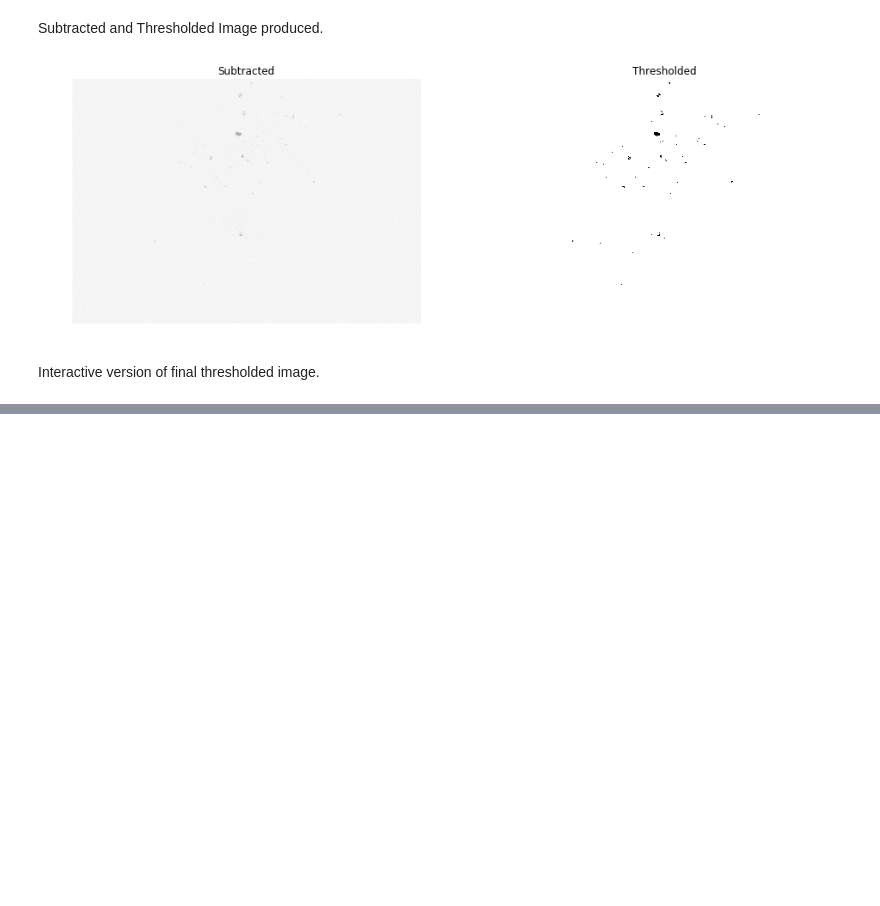
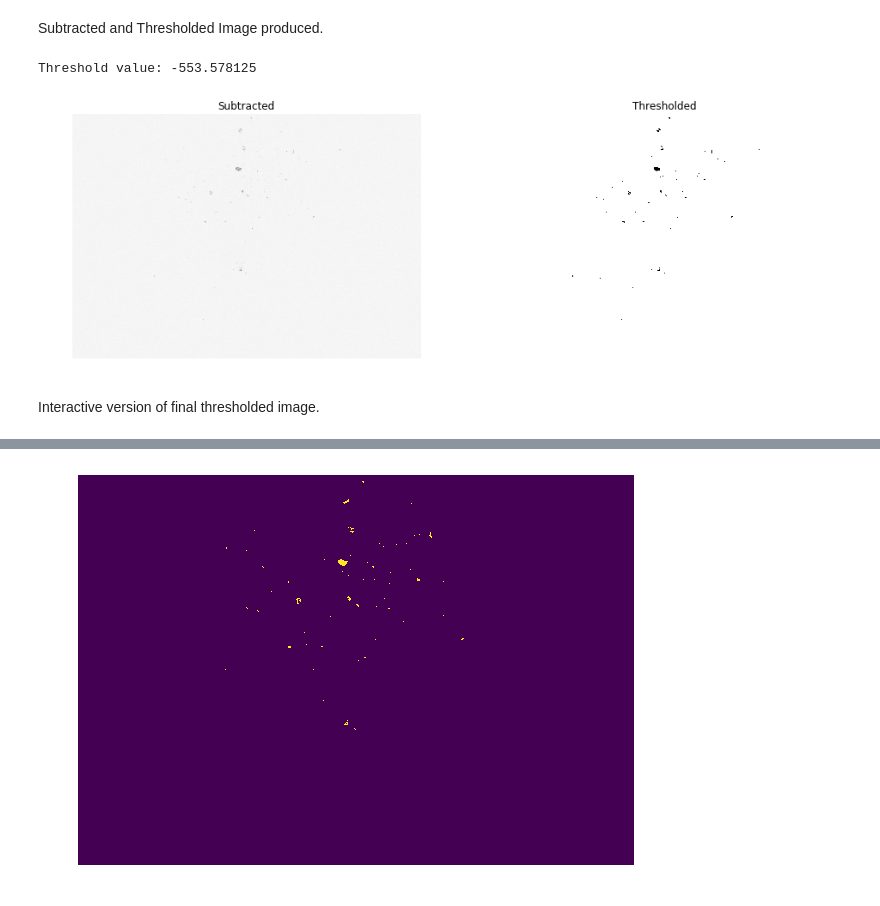
Before and after one commit to jamestimotiwu/icing-impacts, a Jupyter notebook: notebooks/Segmentation Threshold Demo.ipynb, the cells around one changed output, grey strips where cells are left out. Cells and saved outputs as stored; diff of their text form; code cells hidden in the pictures; blank space fills up the shorter version.

Commit message:
Added Particle Labelling in Jupyter Notebook

```diff
--- a/notebooks/Segmentation Threshold Demo.ipynb
+++ b/notebooks/Segmentation Threshold Demo.ipynb
@@ -80,9 +82,10 @@ ax2[0].axis('off')
 ax2[1].imshow(binary, cmap=plt.cm.gray)
 ax2[1].set_title('Thresholded')
 ax2[1].axis('off')
-print('Threshold value: ' + threshed)
+print('Threshold value: ' + str(threshed))
 plt.show()
 # %% [output]
+Threshold value: -553.578125
 [figure]
 # %% [markdown]
 Interactive version of final thresholded image.
@@ -100,0 +108,18 @@ plt.show()
+# %%
+%matplotlib inline
+from skimage.segmentation import clear_border
+from skimage.measure import label, regionprops
+from skimage.morphology import closing, square
+from skimage.color import label2rgb
+
+bw = closing(isubt > threshed, square(3))
+bw = skutil.invert(bw)
+
+fig, ax = plt.subplots(figsize=(10, 6))
+ax.imshow(bw)
+
+ax.set_axis_off()
+plt.tight_layout()
+plt.show()
+# %% [output]
+[figure, added]
```
Also changed, not shown: parts of 5 cells of this notebook.
